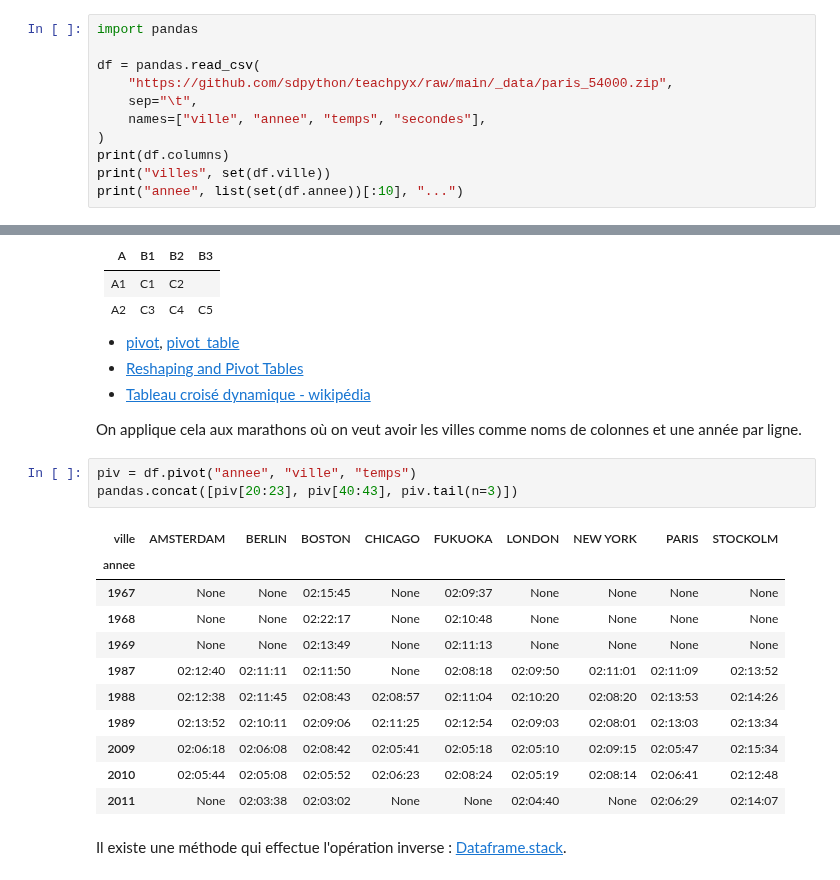
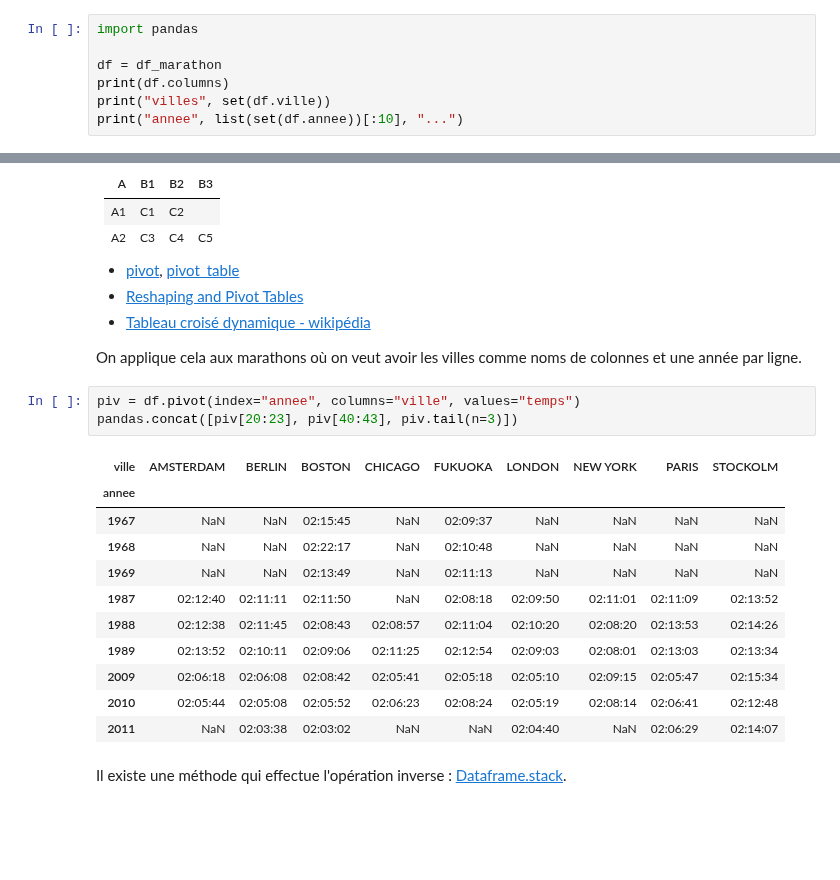
Before and after one commit to sdpython/teachpyx, a Jupyter notebook: _doc/c_data/nb_dataframe.ipynb, the cells around one changed output, grey strips where cells are left out. Saved outputs shown, nothing was run; the diff lists cells and outputs as text; blank space fills up the shorter version.

Commit message:
fix dataframe

```diff
--- a/_doc/c_data/nb_dataframe.ipynb
+++ b/_doc/c_data/nb_dataframe.ipynb
@@ -465,11 +468,7 @@ Les 5 premières opérations sont issues de la logique de manipulation des donn
 # %%
 import pandas
 
-df = pandas.read_csv(
-    "https://github.com/sdpython/teachpyx/raw/main/_data/paris_54000.zip",
-    sep="\t",
-    names=["ville", "annee", "temps", "secondes"],
-)
+df = df_marathon
 print(df.columns)
 print("villes", set(df.ville))
 print("annee", list(set(df.annee))[:10], "...")
@@ -742,20 +742,20 @@ L'opération ``pivot(A,B,C)`` donnera :
 
 On applique cela aux marathons où on veut avoir les villes comme noms de colonnes et une année par ligne.
 # %%
-piv = df.pivot("annee", "ville", "temps")
+piv = df.pivot(index="annee", columns="ville", values="temps")
 pandas.concat([piv[20:23], piv[40:43], piv.tail(n=3)])
 # %% [output]
 | ville | AMSTERDAM | BERLIN | BOSTON | CHICAGO | FUKUOKA | LONDON | NEW YORK | PARIS | STOCKOLM |
 | annee |  |  |  |  |  |  |  |  |  |
-| 1967 | None | None | 02:15:45 | None | 02:09:37 | None | None | None | None |
-| 1968 | None | None | 02:22:17 | None | 02:10:48 | None | None | None | None |
-| 1969 | None | None | 02:13:49 | None | 02:11:13 | None | None | None | None |
-| 1987 | 02:12:40 | 02:11:11 | 02:11:50 | None | 02:08:18 | 02:09:50 | 02:11:01 | 02:11:09 | 02:13:52 |
+| 1967 | NaN | NaN | 02:15:45 | NaN | 02:09:37 | NaN | NaN | NaN | NaN |
+| 1968 | NaN | NaN | 02:22:17 | NaN | 02:10:48 | NaN | NaN | NaN | NaN |
+| 1969 | NaN | NaN | 02:13:49 | NaN | 02:11:13 | NaN | NaN | NaN | NaN |
+| 1987 | 02:12:40 | 02:11:11 | 02:11:50 | NaN | 02:08:18 | 02:09:50 | 02:11:01 | 02:11:09 | 02:13:52 |
 | 1988 | 02:12:38 | 02:11:45 | 02:08:43 | 02:08:57 | 02:11:04 | 02:10:20 | 02:08:20 | 02:13:53 | 02:14:26 |
 | 1989 | 02:13:52 | 02:10:11 | 02:09:06 | 02:11:25 | 02:12:54 | 02:09:03 | 02:08:01 | 02:13:03 | 02:13:34 |
 | 2009 | 02:06:18 | 02:06:08 | 02:08:42 | 02:05:41 | 02:05:18 | 02:05:10 | 02:09:15 | 02:05:47 | 02:15:34 |
 | 2010 | 02:05:44 | 02:05:08 | 02:05:52 | 02:06:23 | 02:08:24 | 02:05:19 | 02:08:14 | 02:06:41 | 02:12:48 |
-| 2011 | None | 02:03:38 | 02:03:02 | None | None | 02:04:40 | None | 02:06:29 | 02:14:07 |
+| 2011 | NaN | 02:03:38 | 02:03:02 | NaN | NaN | 02:04:40 | NaN | 02:06:29 | 02:14:07 |
 # %% [markdown]
 Il existe une méthode qui effectue l'opération inverse : [Dataframe.stack](http://pandas.pydata.org/pandas-docs/dev/generated/pandas.DataFrame.stack.html).
 # %% [markdown]
```
Also changed, not shown: parts of 41 cells of this notebook, 1 other file.
